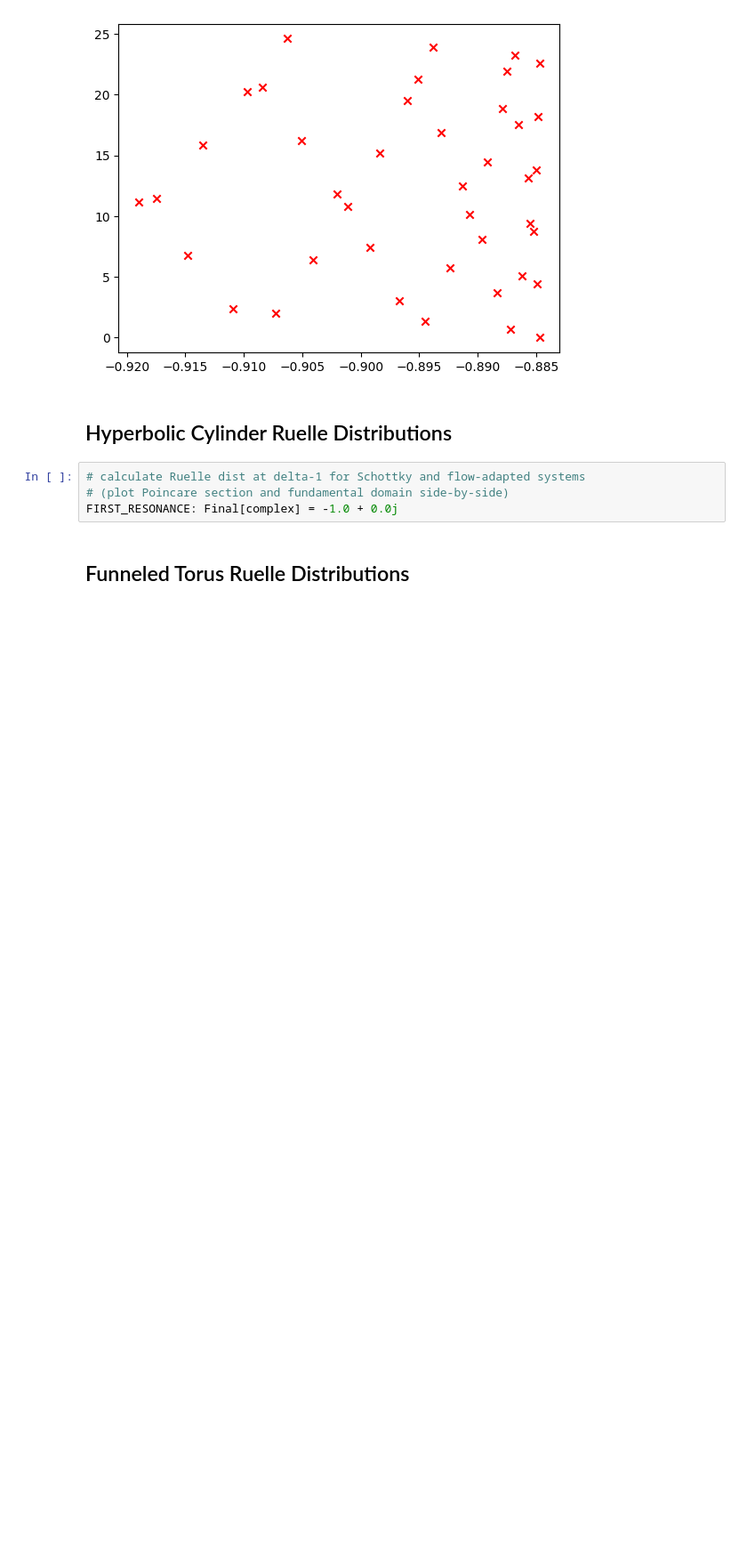
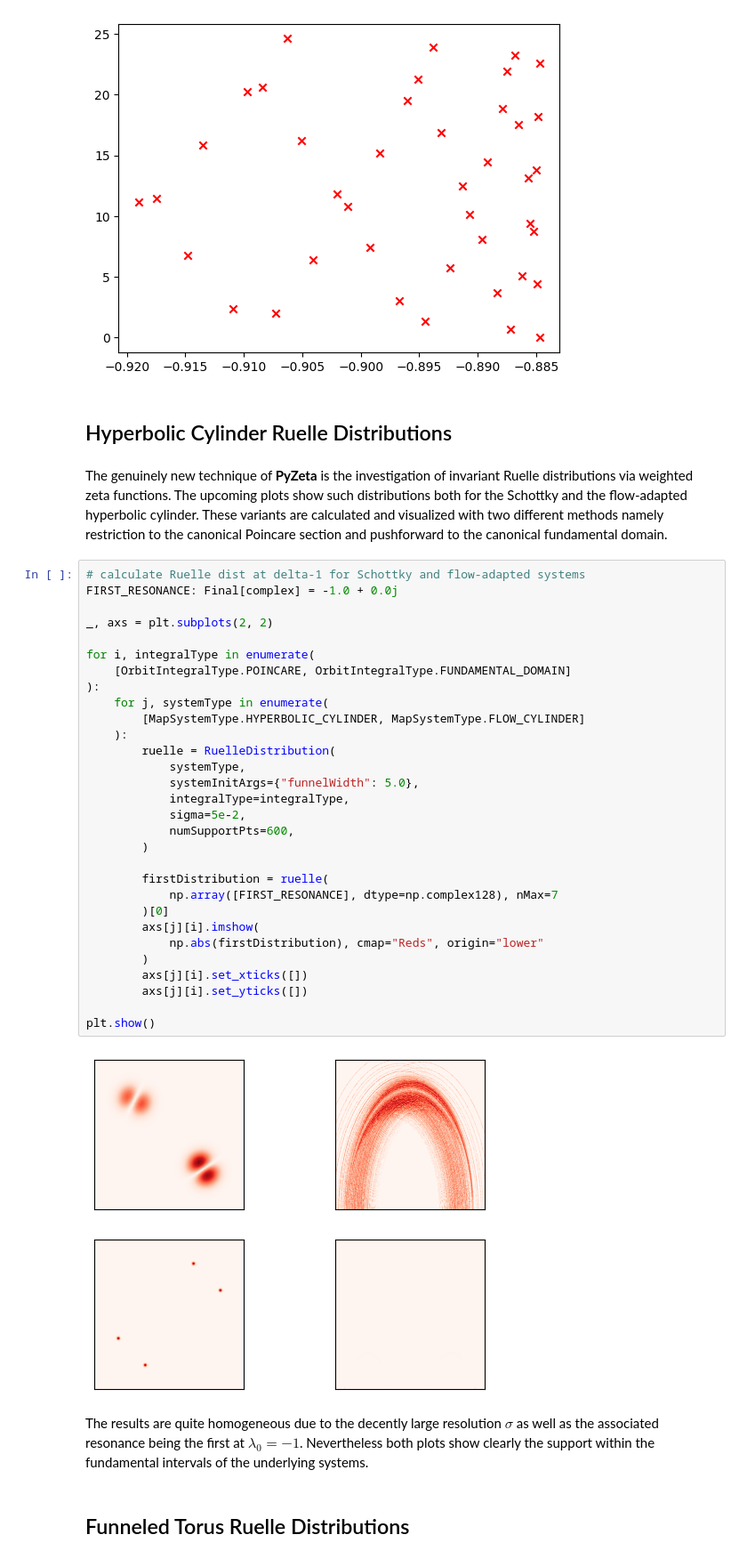
Before and after one commit to Spectral-Analysis-UPB/PyZeta, a Jupyter notebook: docs/teaser.ipynb, the cells around one changed output. Shown at 89% size. Drawn from its saved outputs; the diff is of its cells as text; blank space fills up the shorter version.

Commit message:
finish first draft for Ruelle distribution abstract. test with teaser notebook. make some improvements to documentation.

```diff
--- a/docs/teaser.ipynb
+++ b/docs/teaser.ipynb
@@ -174,9 +203,47 @@ plt.scatter(finder.roots.real, finder.roots.imag, c=color, marker=marker)
 [figure]
 # %% [markdown]
 ## Hyperbolic Cylinder Ruelle Distributions
-# %%
-# calculate Ruelle dist at delta-1 for Schottky and flow-adapted systems
-# (plot Poincare section and fundamental domain side-by-side)
-FIRST_RESONANCE: Final[complex] = -1.0 + 0.0j
+# %% [markdown]
+The genuinely new technique of **PyZeta** is the investigation of invariant Ruelle distributions
+via weighted zeta functions. The upcoming plots show such distributions both for the Schottky and
+the flow-adapted hyperbolic cylinder. These variants are calculated and visualized with two
+different methods namely restriction to the canonical Poincare section and pushforward to the
+canonical fundamental domain.
+# %%
+# calculate Ruelle dist at delta-1 for Schottky and flow-adapted systems
+FIRST_RESONANCE: Final[complex] = -1.0 + 0.0j
+
+_, axs = plt.subplots(2, 2)
+
+for i, integralType in enumerate(
+    [OrbitIntegralType.POINCARE, OrbitIntegralType.FUNDAMENTAL_DOMAIN]
+):
+    for j, systemType in enumerate(
+        [MapSystemType.HYPERBOLIC_CYLINDER, MapSystemType.FLOW_CYLINDER]
+    ):
+        ruelle = RuelleDistribution(
+            systemType,
+            systemInitArgs={"funnelWidth": 5.0},
+            integralType=integralType,
+            sigma=5e-2,
+            numSupportPts=600,
+        )
+
+        firstDistribution = ruelle(
+            np.array([FIRST_RESONANCE], dtype=np.complex128), nMax=7
+        )[0]
+        axs[j][i].imshow(
+            np.abs(firstDistribution), cmap="Reds", origin="lower"
+        )
+        axs[j][i].set_xticks([])
+        axs[j][i].set_yticks([])
+
+plt.show()
+# %% [output]
+[figure, added]
+# %% [markdown]
+The results are quite homogeneous due to the decently large resolution $\sigma$ as well as the
+associated resonance being the first at $\lambda_0 = -1$. Nevertheless both plots show clearly
+the support within the fundamental intervals of the underlying systems.
 # %% [markdown]
 ## Funneled Torus Ruelle Distributions
```
Also changed, not shown: parts of 11 cells of this notebook, 8 other files.
